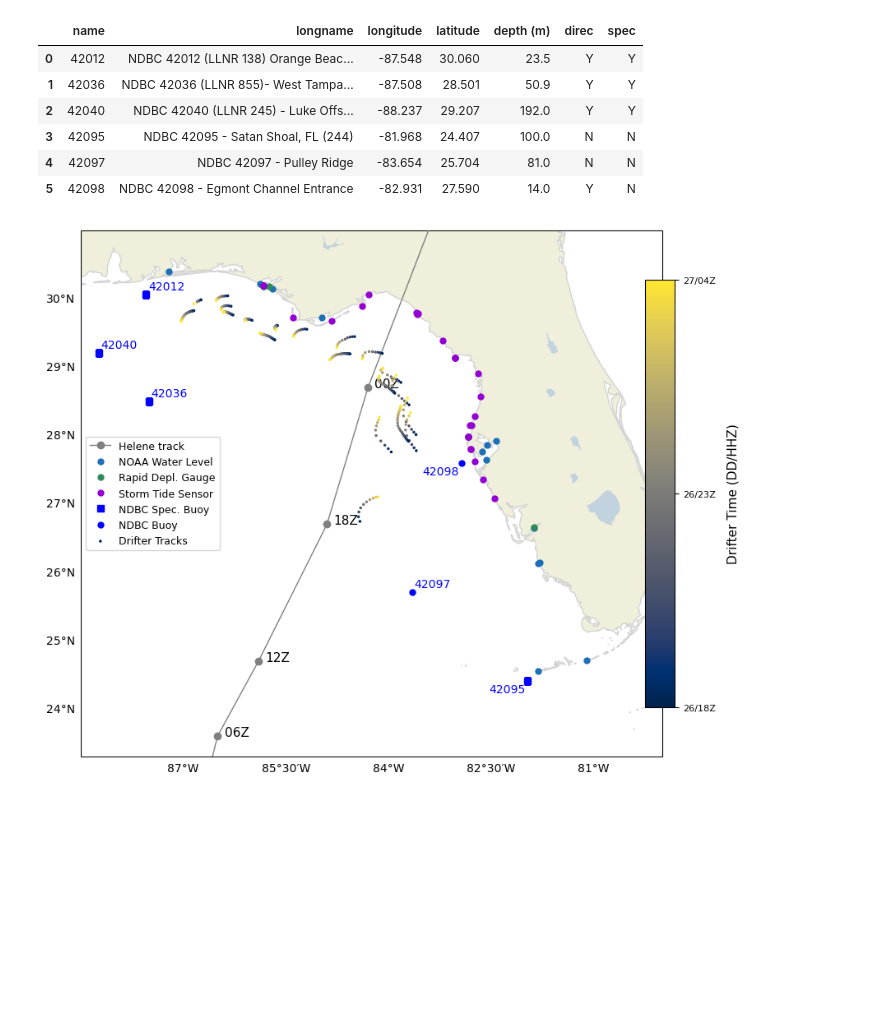
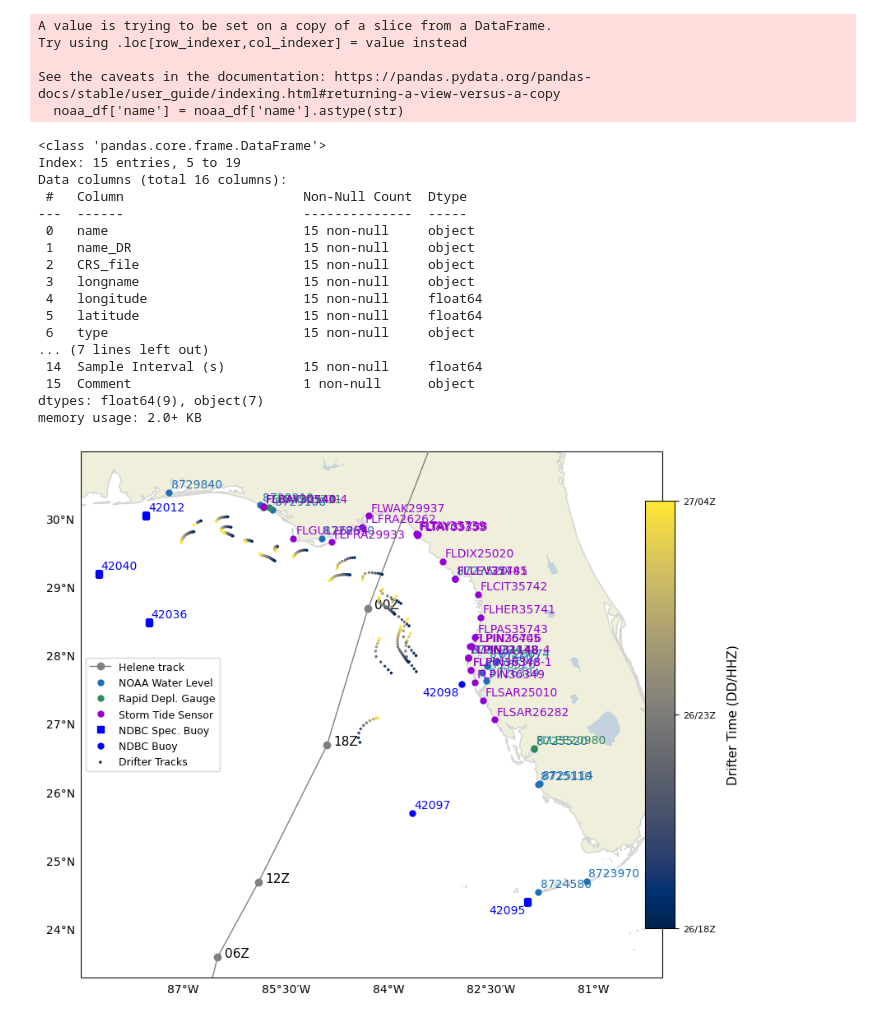
Before and after one commit to csherwood-usgs/NOPP_comparison, a Jupyter notebook: Observations_map_helene.ipynb, the cells around one changed output. Drawn from its saved outputs; the diff is of its cells as text; code cells hidden in the pictures; blank space fills up the shorter version.

```diff
--- a/Observations_map_helene.ipynb
+++ b/Observations_map_helene.ipynb
@@ -38,20 +38,43 @@ with open(drifter_data_dir+'hurricane_helene_drifter_data_v0.pickle', 'rb') as f
 
 df = pd.read_csv(wl_data_dir+'water_level_sites_with_data_JB.csv')
 noaa_df = df[df['type'] == 'NOAA tide gauge']
+noaa_df['name'] = noaa_df['name'].astype(str)
+
 rdg_df = df[df['type'] == 'USGS rapid deployment gauge']
+rdg_df['name'] = rdg_df['name'].astype(str)
+
 st_df = df[df['type'] == 'USGS pressure sensor']
+st_df['name'] = st_df['name'].astype(str)
+
+
 ndbc_df = pd.read_csv( ndbc_buoy_data_dir + "ndbc_buoy_list.csv" )
 ndbc_df['name'] = ndbc_df['name'].astype(str)
+# %% [output]
+A value is trying to be set on a copy of a slice from a DataFrame.
+Try using .loc[row_indexer,col_indexer] = value instead
+
+See the caveats in the documentation: https://pandas.pydata.org/pandas-docs/stable/user_guide/indexing.html#returning-a-view-versus-a-copy
+  noaa_df['name'] = noaa_df['name'].astype(str)
 # %%
-ndbc_df
+noaa_df.info()
 # %% [output]
-|  | name | longname | longitude | latitude | depth (m) | direc | spec |
-| 0 | 42012 | NDBC 42012 (LLNR 138) Orange Beac... | -87.548 | 30.060 | 23.5 | Y | Y |
-| 1 | 42036 | NDBC 42036 (LLNR 855)- West Tampa... | -87.508 | 28.501 | 50.9 | Y | Y |
-| 2 | 42040 | NDBC 42040 (LLNR 245) - Luke Offs... | -88.237 | 29.207 | 192.0 | Y | Y |
-| 3 | 42095 | NDBC 42095 - Satan Shoal, FL (244) | -81.968 | 24.407 | 100.0 | N | N |
-| 4 | 42097 | NDBC 42097 - Pulley Ridge | -83.654 | 25.704 | 81.0 | N | N |
-| 5 | 42098 | NDBC 42098 - Egmont Channel Entrance | -82.931 | 27.590 | 14.0 | Y | N |
+<class 'pandas.core.frame.DataFrame'>
+Index: 15 entries, 5 to 19
+Data columns (total 16 columns):
+ #   Column                       Non-Null Count  Dtype
+---  ------                       --------------  -----
+ 0   name                         15 non-null     object
+ 1   name_DR                      15 non-null     object
+ 2   CRS_file                     15 non-null     object
+ 3   longname                     15 non-null     object
+ 4   longitude                    15 non-null     float64
+ 5   latitude                     15 non-null     float64
+ 6   type                         15 non-null     object
+... (7 lines left out)
+ 14  Sample Interval (s)          15 non-null     float64
+ 15  Comment                      1 non-null      object
+dtypes: float64(9), object(7)
+memory usage: 2.0+ KB
 # %%
 gd1 = gpd.read_file(track_data_dir+'AL092024_pts.shp')
 lt1 = gd1.LAT
@@ -73,19 +96,46 @@ ax1.add_feature(cf.LAKES, alpha=0.5)
 ## That sets up the plot.  To plot something, I'll just open the shapefile with the nhc best track
 gl = ax1.gridlines(draw_labels=True, dms=True, x_inline=False, y_inline=False)
 
+# plot NOAA best tract
 ax1.plot(hurpth[:,0],hurpth[:,1],'o-', markersize=6, linewidth=1, c='gray', zorder=5, label='Helene track')
 offset = 0.1
 for xy in range(len(hhmm)):
     ax1.annotate(hhmm[xy], (hurpth[xy, 0]+offset, hurpth[xy, 1]), size=11, annotation_clip=True)
+
+# plot NOAA water level
 ax1.plot(noaa_df['longitude'],noaa_df['latitude'],'.',color=noaa_blue,ms=10,label='NOAA Water Level')
+# annotate the wl sites
+for row in noaa_df.itertuples(index=False):
+    ax1.annotate(
+        row.name, (row.longitude, row.latitude),
+        textcoords='offset points',
+        xytext=(2,2),
+        ha='left', va='bottom',
+        color=noaa_blue, zorder=4, )
+
+# plot USGS RDG
 ax1.plot(rdg_df['longitude'],rdg_df['latitude'],'.',c=usgs_green,ms=10,label='Rapid Depl. Gauge')
+for row in rdg_df.itertuples(index=False):
+    ax1.annotate(
+        row.name, (row.longitude, row.latitude),
+        textcoords='offset points',
+        xytext=(2,2),
+        ha='left', va='bottom',
+        color=usgs_green, zorder=5, )
+
+# USGS storm tide sensors
 ax1.plot(st_df['longitude'],st_df['latitude'],'.',c='darkviolet',ms=10,label='Storm Tide Sensor')
+for row in st_df.itertuples(index=False):
+    ax1.annotate(
+        row.name, (row.longitude, row.latitude),
+        textcoords='offset points',
+        xytext=(2,2),
+        ha='left', va='bottom',
+        color='darkviolet', zorder=5, )
 
-ax1.plot(ndbc_df['longitude'][0:4],ndbc_df['latitude'][0:4],'s',transform=crs.PlateCarree(),c='blue',ms=6,label='NDBC Spec. Buoy')
-ax1.plot(ndbc_df['longitude'][3:],ndbc_df['latitude'][3:],'.',transform=crs.PlateCarree(),c='blue',ms=10,label='NDBC Buoy')
-
-# for row in ndbc_df.itertuples(index=False):
-#     ax1.plot(row.longitude, row.latitude,'.',c='blue',ms=10,transform=crs.PlateCarree())
+# plot NDBC buoy data
+ax1.plot(ndbc_df['longitude'][0:4],ndbc_df['latitude'][0:4],'s',transform=crs.PlateCarree(),c='blue',ms=6,label='NDBC Spec. Buoy') # spectra buoys
+ax1.plot(ndbc_df['longitude'][3:],ndbc_df['latitude'][3:],'.',transform=crs.PlateCarree(),c='blue',ms=10,label='NDBC Buoy') # non-directional
 
 # add offsets for cleaner annotation
 ndbc_df['xytext']=[(2, 2),(2, 2),(2, 2),(-2, -2),(2, 2),(-2, -2)]
@@ -129,31 +179,31 @@ for btype in spots.keys():
         #ax1.annotate(f'{bt2}_{buoy2}', xy=(df1a.longitude[0], df1a.latitude[0]), size=8)
 
 gl.top_labels = False  # Turn off labels on the top
 gl.right_labels = False  # Turn off labels on the right
 gl.xlines = False  # Hide longitude gridlines
 gl.ylines = False  # Hide latitude gridlines
 ax1.legend(loc='center left',fontsize=9)
 
 # # Add a North arrow
 # ax1.text(0.05, 0.9, 'N', transform=ax1.transAxes, ha='center', va='center', fontsize=16,
 #         fontweight='bold', color='black')
 # ax1.annotate('', xy=(0.05, 0.85), xytext=(0.05, 0.75), xycoords='axes fraction',
 #             arrowprops=dict(facecolor='black', width=4, headwidth=10))
 
 
 
 dtticks = dt1a[[0,int(dt1a.size//2),-1]]
 cbticks = []
 dstr = []
 for i in dtticks:
     cbticks.append(i.tolist())
     dstr.append(str(i)[8:13].replace('T','/') + 'Z')
 cax = fig1.add_axes((0.89,0.2,0.04,0.65))
 cb1 = plt.colorbar(sct1a,cax=cax, orientation='vertical', ticks=cbticks)
 cb1.set_ticklabels(dstr,size=8)
 cb1.set_label('Drifter Time (DD/HHZ)', fontsize=11, labelpad=10)  # Add caption
 
 plt.savefig(figure_dir+'observations_map_helene.png', dpi=300, bbox_inches='tight')
 plt.savefig(figure_dir+'observations_map_helene.svg', dpi=300, bbox_inches='tight')
 # %% [output]
-[figure, old version]
+[figure, new version]
```
